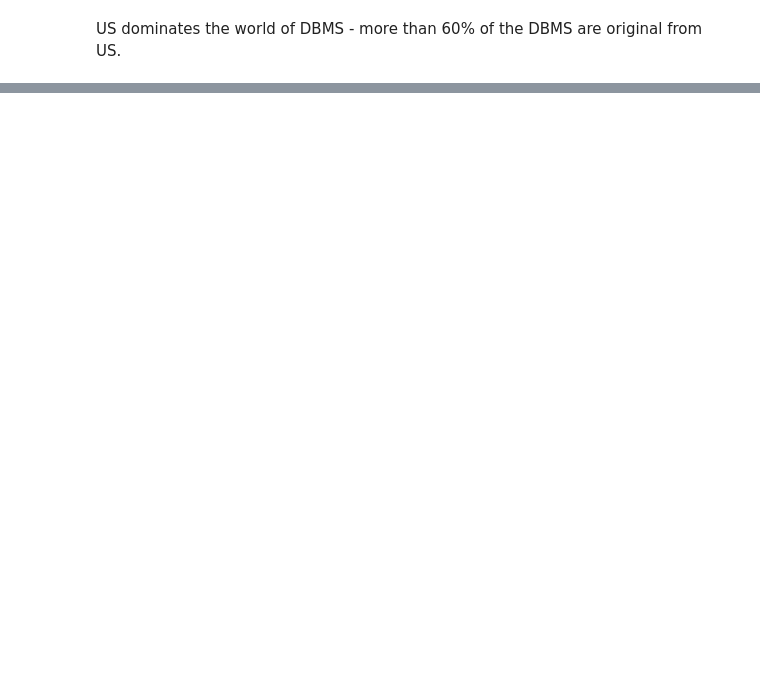
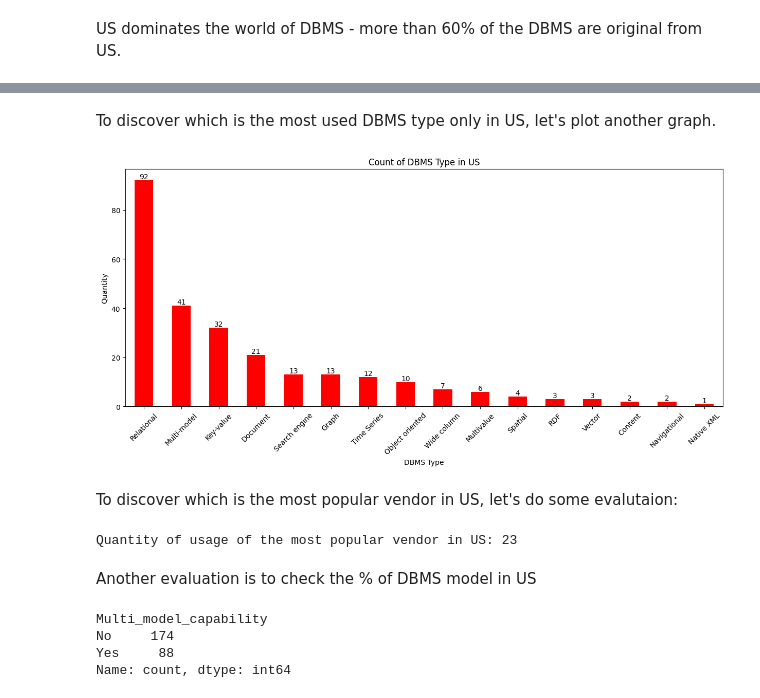
Before and after one commit to vaugsss/DataScience, a Jupyter notebook: DBMS.ipynb, the cells around one changed output, grey strips where cells are left out. Saved outputs shown, nothing was run; the diff lists cells and outputs as text; code cells hidden in the pictures; blank space fills up the shorter version.

```diff
--- a/DBMS.ipynb
+++ b/DBMS.ipynb
@@ -359,2 +363,37 @@ US dominates the world of DBMS - more than 60% of the DBMS are original from US.
 -- Which is the most used DBMS type in US? <br>
 -- Which is the most popular vendor in US? <br>
+# %% [markdown]
+To discover which is the most used DBMS type only in US, let's plot another graph.
+# %%
+df_us = df[df['Vendor_Country'] == 'United States']
+dbms_countsforus = df_us['DBMS_Type'].value_counts()
+
+plt.figure(figsize=(15,6))
+dbms_countsforus.plot(kind='bar', color='red')
+plt.title('Count of DBMS Type in US')
+plt.xlabel('DBMS Type')
+plt.ylabel('Quantity')
+plt.xticks(rotation=45)
+
+for index, value in enumerate(dbms_countsforus):
+    plt.annotate(str(value), xy=(index, value), ha='center', va='bottom')
+
+plt.show();
+# %% [output]
+[figure, added]
+# %% [markdown]
+To discover which is the most popular vendor in US, let's do some evalutaion:
+# %%
+vendorsinus = pd.DataFrame(df_us['Vendor_Name'].value_counts())
+print("Quantity of usage of the most popular vendor in US:", vendorsinus.iloc[0, 0])
+# %% [output]
+Quantity of usage of the most popular vendor in US: 23
+# %% [markdown]
+Another evaluation is to check the % of DBMS model in US
+# %%
+modeltype = df_us['Multi_model_capability'].value_counts()
+# %% [output]
+Multi_model_capability
+No     174
+Yes     88
+Name: count, dtype: int64
```
Also changed, not shown: parts of 5 cells of this notebook.
